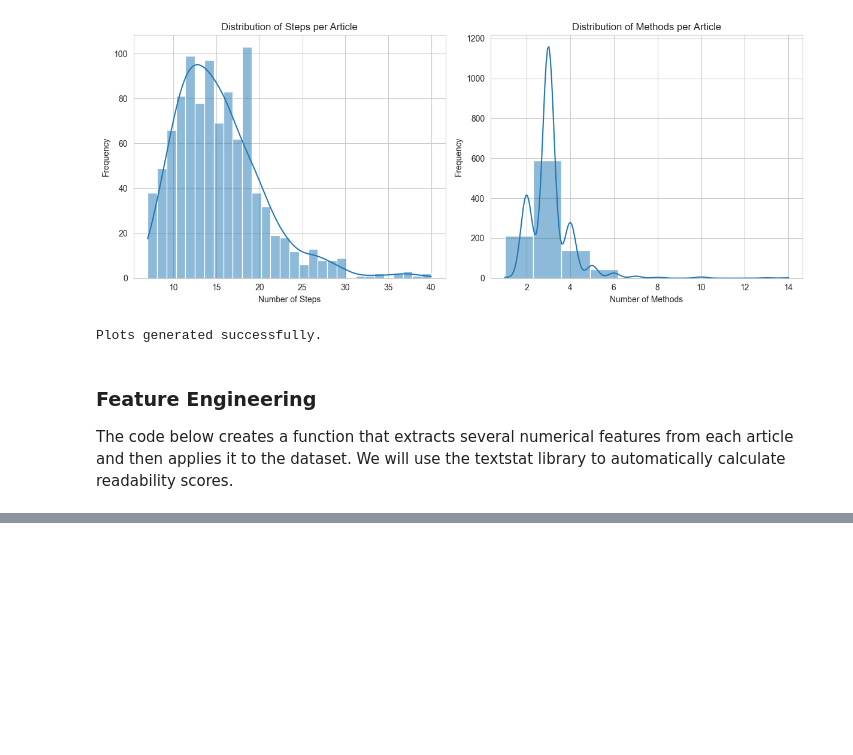
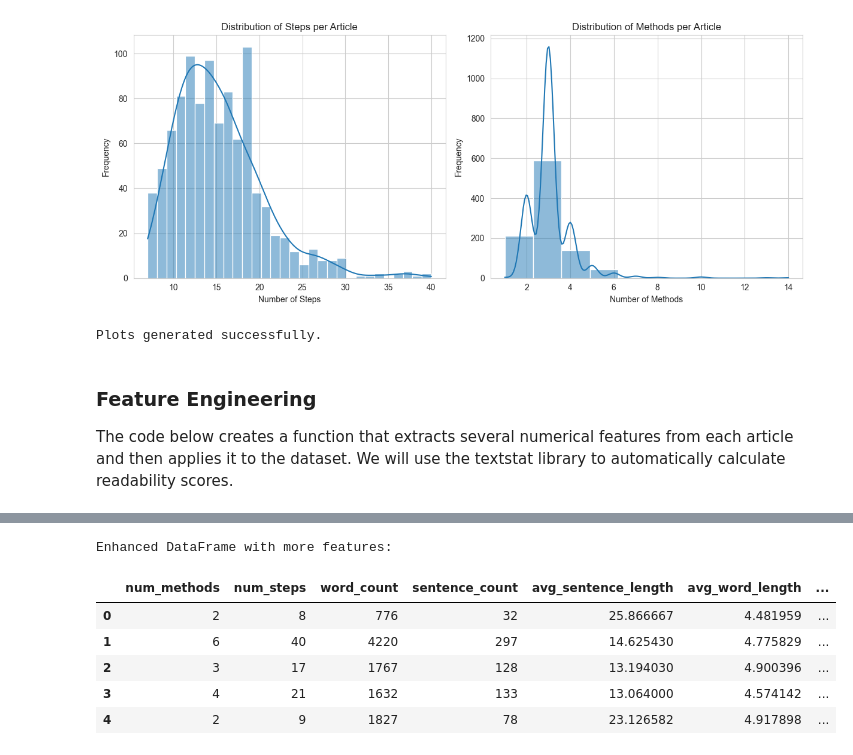
Before and after one commit to marcocastillo865/Instruction-Complexity-Analyzer, a Jupyter notebook: instruction_complexity_analyzer.ipynb, the cells around one changed output, grey strips where cells are left out. Cells and saved outputs as stored; diff of their text form; code cells hidden in the pictures; blank space fills up the shorter version.

```diff
--- a/instruction_complexity_analyzer.ipynb
+++ b/instruction_complexity_analyzer.ipynb
@@ -148,0 +157,18 @@ Engineered features for our model:
+# %%
+from sklearn.preprocessing import MinMaxScaler
+
+features_df_enhanced['complexity_score_raw'] = features_df_enhanced['num_steps'] + (features_df_enhanced['num_methods'] * 5)
+scaler = MinMaxScaler()
+features_df_enhanced['complexity_score'] = scaler.fit_transform(features_df_enhanced[['complexity_score_raw']])
+features_df_enhanced = features_df_enhanced.drop(columns=['complexity_score_raw'])
+
+print("Enhanced DataFrame with more features:")
+features_df_enhanced.head()
+# %% [output]
+Enhanced DataFrame with more features:
+|  | num_methods | num_steps | word_count | sentence_count | avg_sentence_length | avg_word_length | ... |
+| 0 | 2 | 8 | 776 | 32 | 25.866667 | 4.481959 | ... |
+| 1 | 6 | 40 | 4220 | 297 | 14.625430 | 4.775829 | ... |
+| 2 | 3 | 17 | 1767 | 128 | 13.194030 | 4.900396 | ... |
+| 3 | 4 | 21 | 1632 | 133 | 13.064000 | 4.574142 | ... |
+| 4 | 2 | 9 | 1827 | 78 | 23.126582 | 4.917898 | ... |
```
Also changed, not shown: parts of 5 cells of this notebook, 1 other file.
